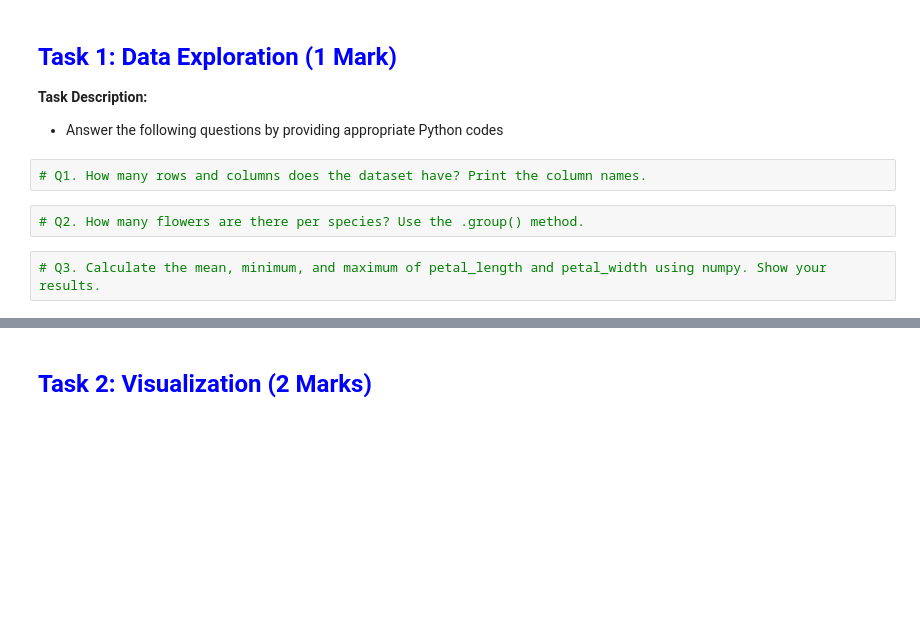
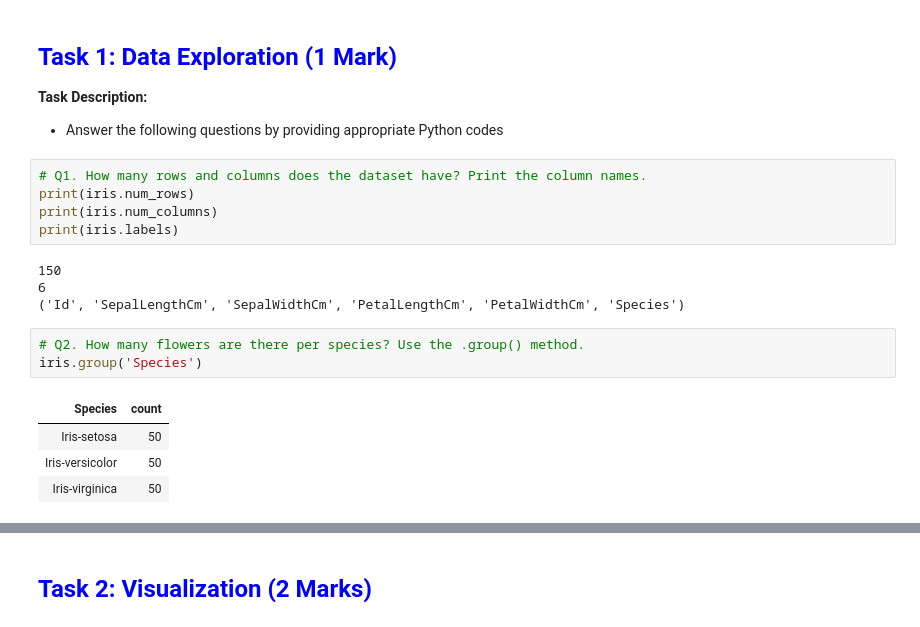
Before and after one commit to Enoimii/FDS, a Jupyter notebook: Notebooks/class activities/intro.ipynb, the cells around one changed output, grey strips where cells are left out. Cells and saved outputs as stored; diff of their text form; blank space fills up the shorter version.

```diff
--- a/Notebooks/class activities/intro.ipynb
+++ b/Notebooks/class activities/intro.ipynb
@@ -54,7 +82,18 @@ Load data to a table (Use the following cell to load dataset.)
 - Answer the following questions by providing appropriate Python codes
 # %%
 # Q1. How many rows and columns does the dataset have? Print the column names.
+print(iris.num_rows)
+print(iris.num_columns)
+print(iris.labels)
+# %% [output]
+150
+6
+('Id', 'SepalLengthCm', 'SepalWidthCm', 'PetalLengthCm', 'PetalWidthCm', 'Species')
 # %%
 # Q2. How many flowers are there per species? Use the .group() method.
+iris.group('Species')
+# %% [output]
+| Species | count |
+| Iris-setosa | 50 |
+| Iris-versicolor | 50 |
+| Iris-virginica | 50 |
-# %%
-# Q3. Calculate the mean, minimum, and maximum of petal_length and petal_width using numpy. Show your results.
```
Also changed, not shown: parts of 7 cells of this notebook.
